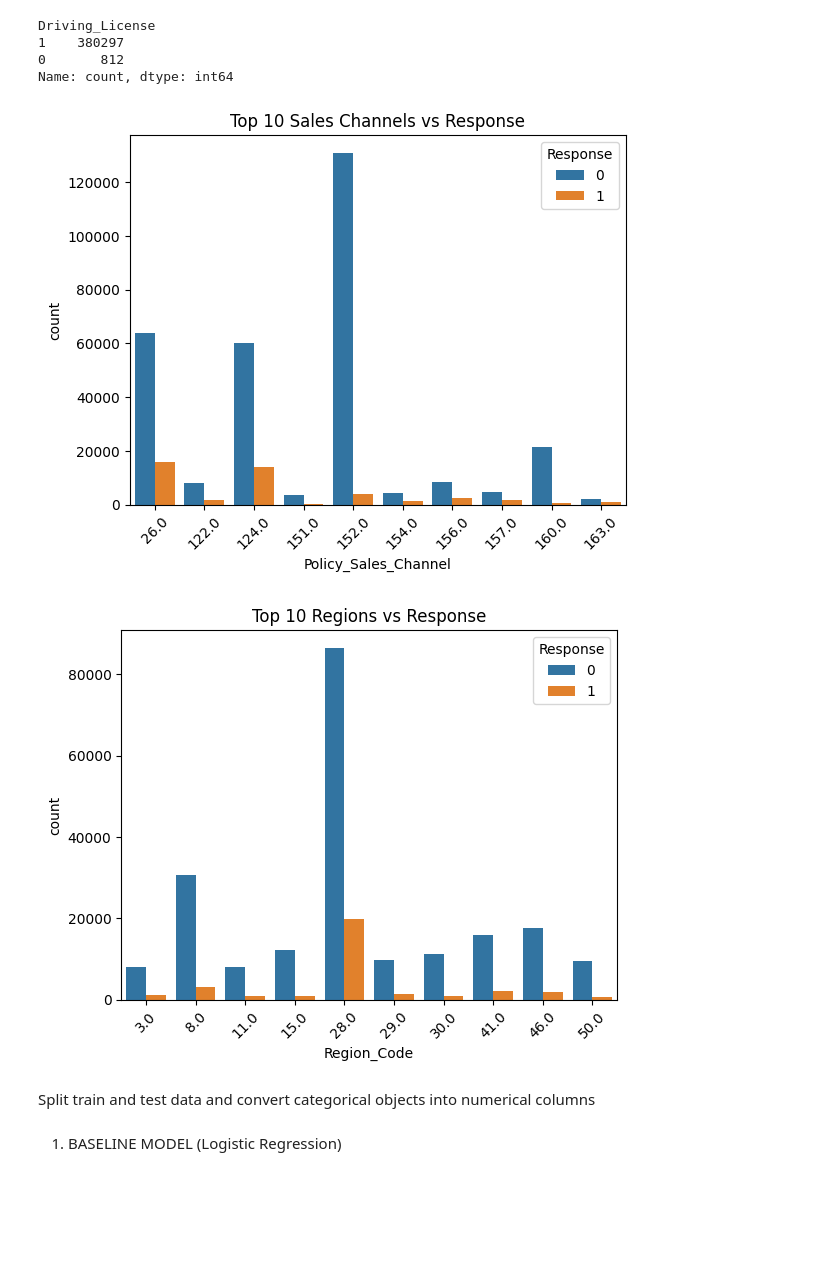
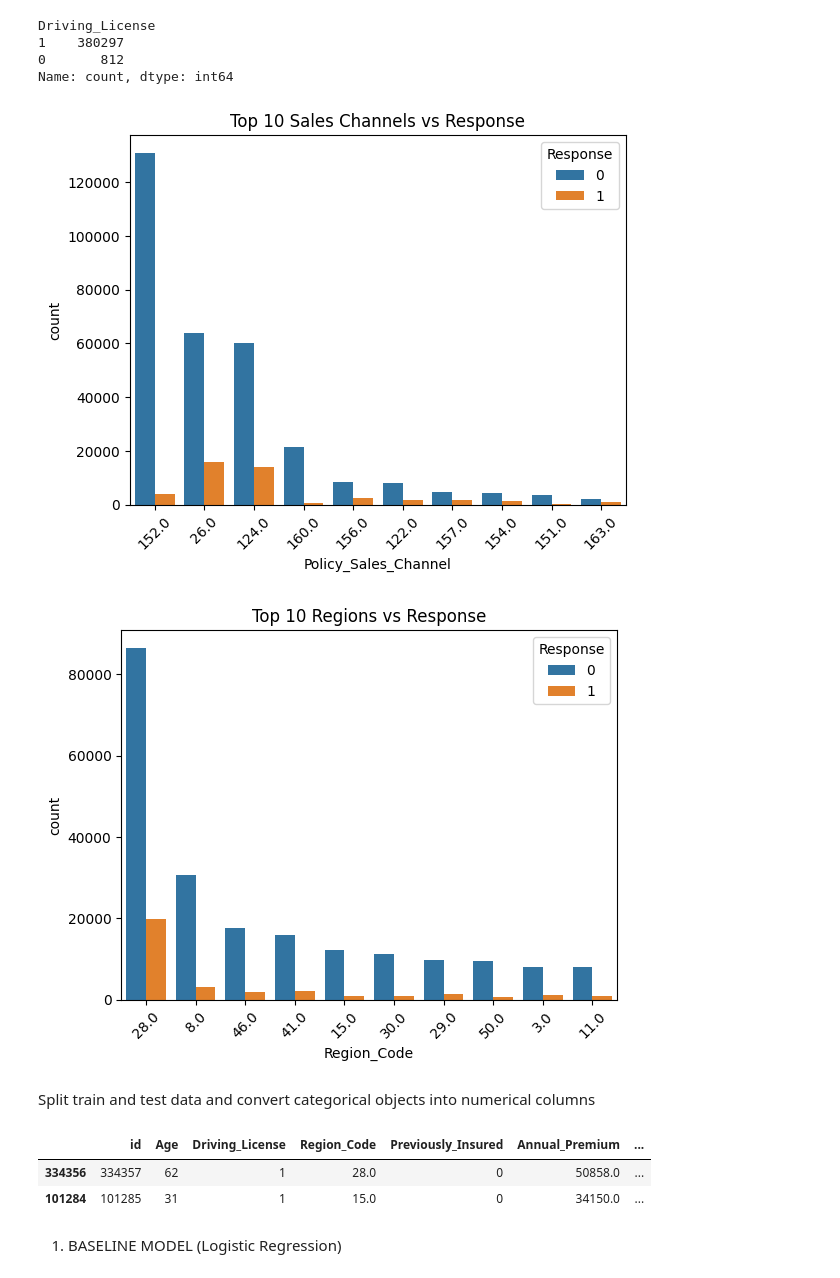
Before and after one commit to Subashree-Nataraj/Insurance-Cross-Sell-Predicton, a Jupyter notebook: Notebooks/02_final_model.ipynb, the cells around one changed output. Cells and saved outputs as stored; diff of their text form; code cells hidden in the pictures; blank space fills up the shorter version.

```diff
--- a/Notebooks/02_final_model.ipynb
+++ b/Notebooks/02_final_model.ipynb
@@ -5,7 +5,7 @@ import pandas as pd
 import matplotlib.pyplot as plt
 import seaborn as sns
 # Load the dataset
-data = pd.read_csv('train.csv')
+data = pd.read_csv('../train.csv')
 # %% [markdown]
 Exploring dataset with info, describe methods.
 # %%
@@ -156,27 +156,27 @@ Driving_License
 0       812
 Name: count, dtype: int64
 # %%
-top_channel = data['Policy_Sales_Channel'].value_counts().head(10).index
+top_channel = data['Policy_Sales_Channel'].value_counts().head(10)
 data['Policy_Sales_Channel'].nunique()
-filtered = data[data['Policy_Sales_Channel'].isin(top_channel)]
+filtered = data[data['Policy_Sales_Channel'].isin(top_channel.index)]
 
-sns.countplot(x='Policy_Sales_Channel', hue='Response',data=filtered)
+sns.countplot(x='Policy_Sales_Channel', hue='Response',data=filtered, order=top_channel.index)
 plt.title("Top 10 Sales Channels vs Response")
 plt.xticks(rotation=45)
 plt.show()
 # %% [output]
-[figure, old version]
+[figure, new version]
 # %%
-top_regions = data['Region_Code'].value_counts().head(10).index
+top_regions = data['Region_Code'].value_counts().head(10)
 
-filtered = data[data['Region_Code'].isin(top_regions)]
+filtered = data[data['Region_Code'].isin(top_regions.index)]
 
-sns.countplot(x='Region_Code',data=filtered, hue='Response')
+sns.countplot(x='Region_Code',data=filtered, hue='Response',order=top_regions.index)
 plt.title("Top 10 Regions vs Response")
 plt.xticks(rotation=45)
 plt.show()
 # %% [output]
-[figure, old version]
+[figure, new version]
 # %% [markdown]
 Split train and test data and convert categorical objects into numerical columns
 # %%
@@ -198,6 +198,12 @@ X_test = pd.get_dummies(X_test, drop_first=True)
 
 # 3. Align test set columns with train set
 X_test = X_test.reindex(columns=X_train.columns, fill_value=0)
+# %%
+X_train.head(2)
+# %% [output]
+|  | id | Age | Driving_License | Region_Code | Previously_Insured | Annual_Premium | ... |
+| 334356 | 334357 | 62 | 1 | 28.0 | 0 | 50858.0 | ... |
+| 101284 | 101285 | 31 | 1 | 15.0 | 0 | 34150.0 | ... |
 # %% [markdown]
 1. BASELINE MODEL (Logistic Regression)
 # %%
```
Also changed, not shown: parts of 10 cells of this notebook, 3 other files.
